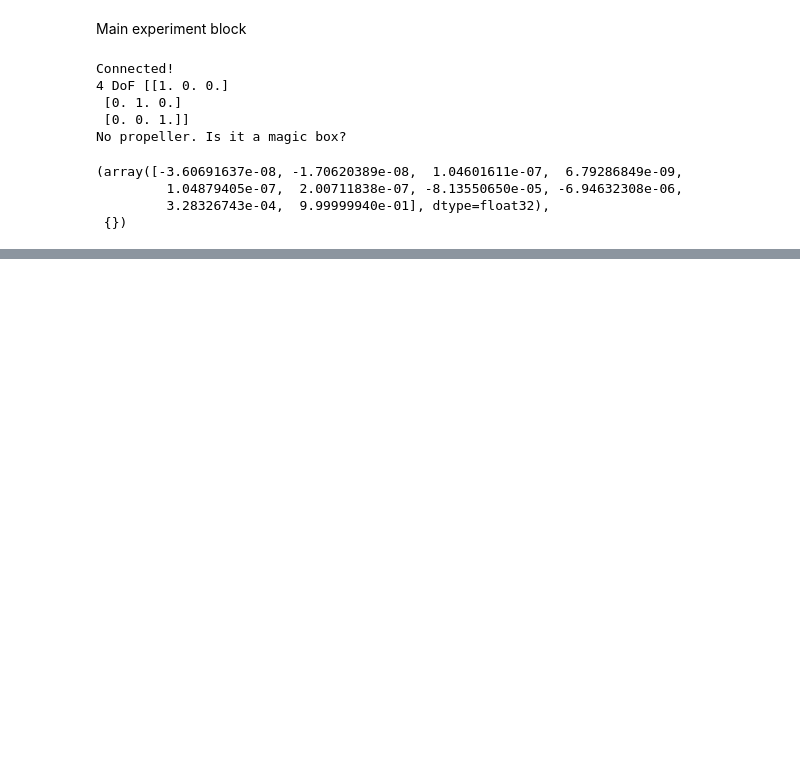
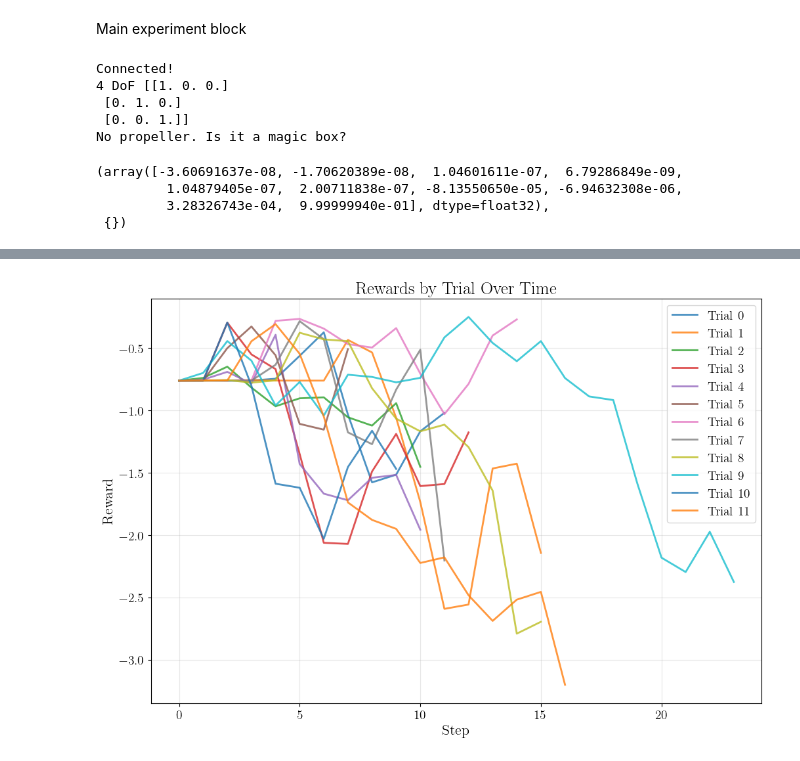
Before and after one commit to subhadeepk/mbrl-lib-experiments, a Jupyter notebook: modquad_exp/HModQuad_untracked/mquad_testbed.ipynb, the cells around one changed output, grey strips where cells are left out. Cells and saved outputs as stored; diff of their text form; code cells hidden in the pictures; blank space fills up the shorter version.

```diff
--- a/modquad_exp/HModQuad_untracked/mquad_testbed.ipynb
+++ b/modquad_exp/HModQuad_untracked/mquad_testbed.ipynb
@@ -407 +759,28 @@ KeyboardInterrupt:
+# %%
+import matplotlib.pyplot as plt
+import numpy as np
+
+
+# Simplified plotting function - shows only rewards by trial over time
+def plot_trial_rewards_simple(all_rewards):
+    """Plot only rewards by trial over time"""
+    plt.figure(figsize=(12, 8))
+
+    # Plot individual trial rewards over time
+    for trial_idx, rewards_in_trial in enumerate(all_rewards):
+        if len(rewards_in_trial) > 0:  # Only plot if trial has rewards
+            steps = np.arange(len(rewards_in_trial))
+            plt.plot(steps, rewards_in_trial, alpha=0.8, label=f'Trial {trial_idx}', linewidth=2)
+
+    plt.xlabel('Step')
+    plt.ylabel('Reward')
+    plt.title('Rewards by Trial Over Time')
+    plt.legend()
+    plt.grid(True, alpha=0.3)
+    plt.show()
+
+# Now plot just the rewards over time
+plot_trial_rewards_simple(all_rewards)
+# %% [output]
+[figure, added]
 # %%
```
Also changed, not shown: parts of 21 cells of this notebook, 8 other files.
